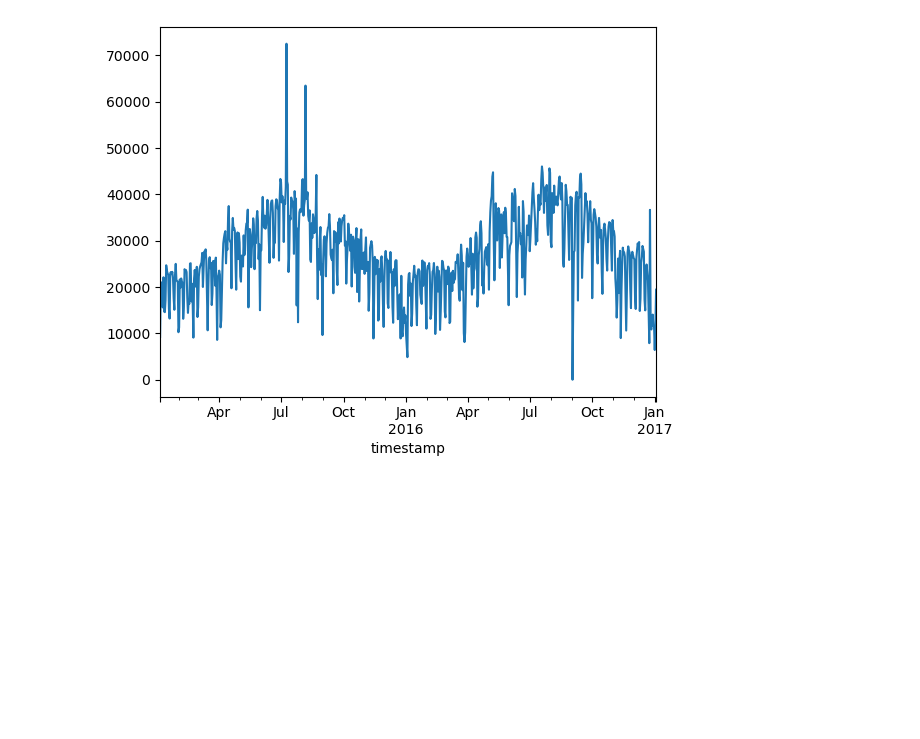
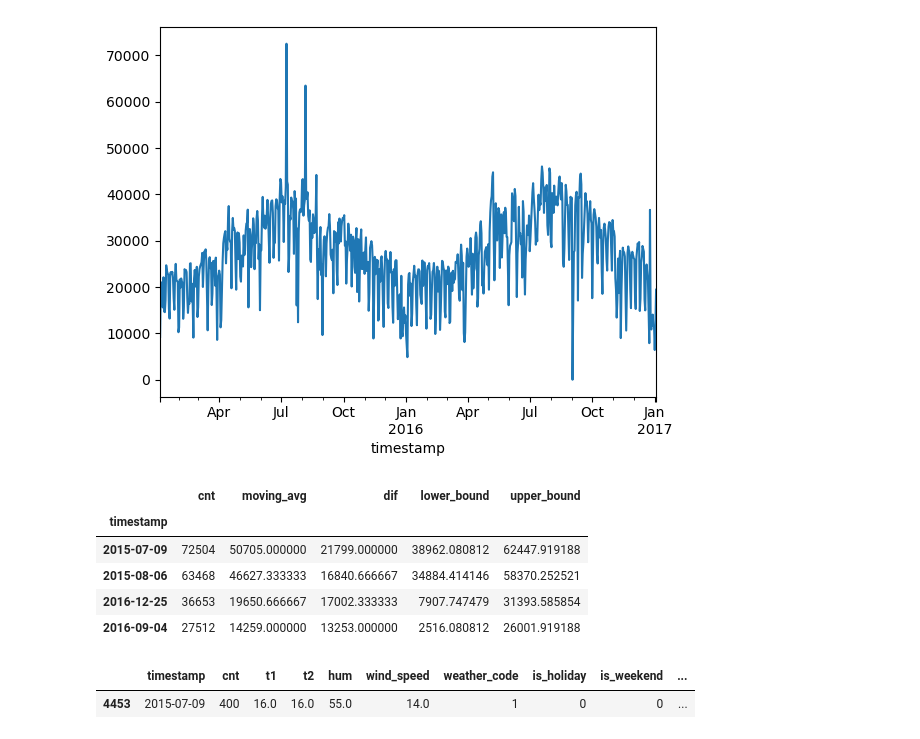
Before and after one commit to Prion84/courses, a Jupyter notebook: bikes_rent/bikes.ipynb, the cells around one changed output. Saved outputs shown, nothing was run; the diff lists cells and outputs as text; code cells hidden in the pictures; blank space fills up the shorter version.

Commit message:
add: found the reason of anomaly on 2015-07-09

```diff
--- a/bikes_rent/bikes.ipynb
+++ b/bikes_rent/bikes.ipynb
@@ -76,3 +76,19 @@ cnt_std = np.std(trips_per_day.dif)
 # Determine the boundaries of the 99% confidence interval, add this information to the dataframe
 trips_per_day['lower_bound'] = trips_per_day.moving_avg - 2.576 * cnt_std
 trips_per_day['upper_bound'] = trips_per_day.moving_avg + 2.576 * cnt_std
+# %%
+# Examine the abnormally high values and indicate the day when the number of rentals was the highest
+trips_per_day.loc[trips_per_day.cnt > trips_per_day.upper_bound].sort_values("cnt", ascending=False)
+# %% [output]
+|  | cnt | moving_avg | dif | lower_bound | upper_bound |
+| timestamp |  |  |  |  |  |
+| 2015-07-09 | 72504 | 50705.000000 | 21799.000000 | 38962.080812 | 62447.919188 |
+| 2015-08-06 | 63468 | 46627.333333 | 16840.666667 | 34884.414146 | 58370.252521 |
+| 2016-12-25 | 36653 | 19650.666667 | 17002.333333 | 7907.747479 | 31393.585854 |
+| 2016-09-04 | 27512 | 14259.000000 | 13253.000000 | 2516.080812 | 26001.919188 |
+# %%
+# Find the cause of the anomaly at 2015-07-09
+df.loc[df.timestamp == '2015-07-09']
+# %% [output]
+|  | timestamp | cnt | t1 | t2 | hum | wind_speed | weather_code | is_holiday | is_weekend | ... |
+| 4453 | 2015-07-09 | 400 | 16.0 | 16.0 | 55.0 | 14.0 | 1 | 0 | 0 | ... |
```
Also changed, not shown: parts of 1 cell of this notebook.
